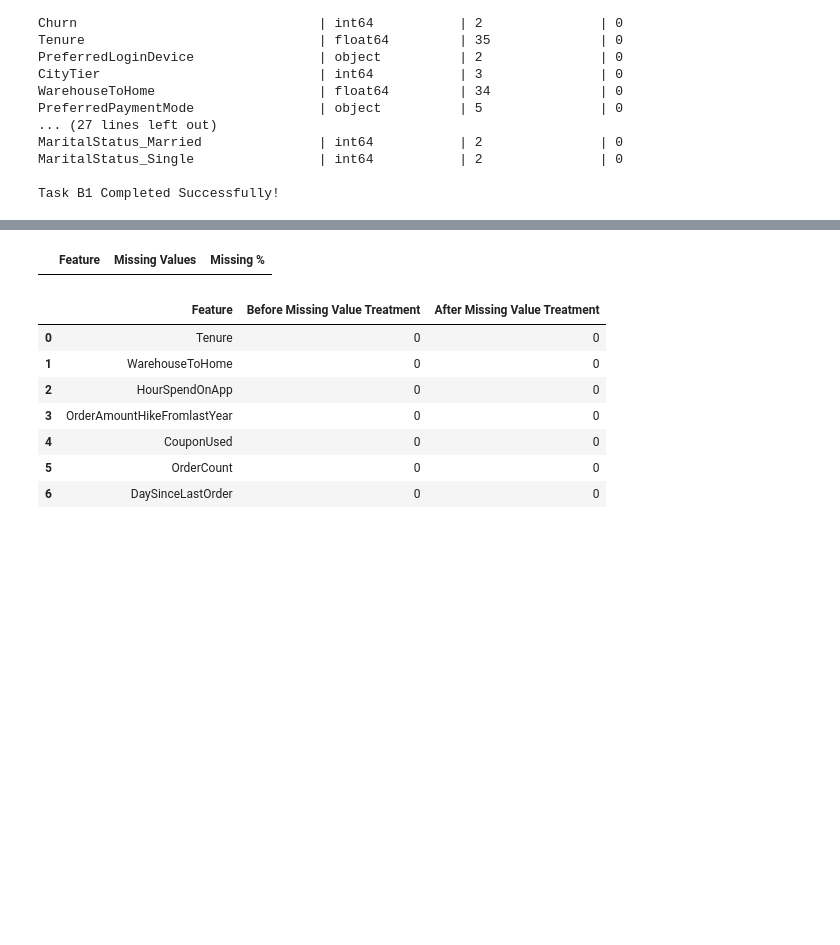
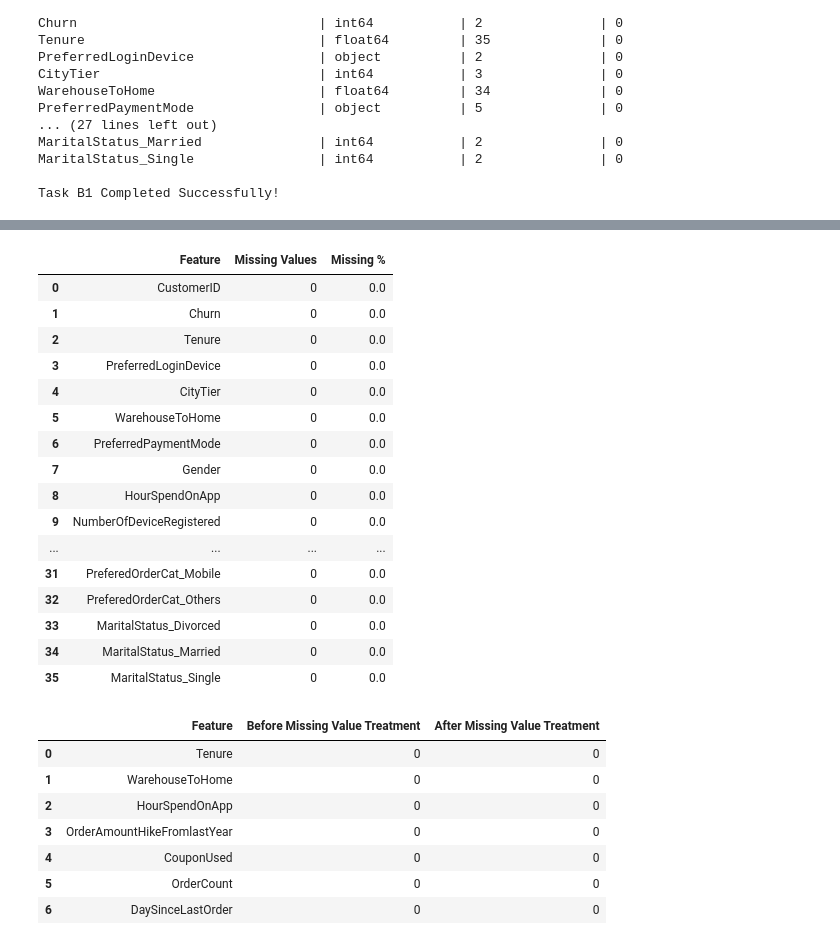
Before and after one commit to DrishtiNigam1928/CUSTOMER_CHURN, a Jupyter notebook: notebooks/main_analysis.ipynb, the cells around one changed output, grey strips where cells are left out. Saved outputs shown, nothing was run; the diff lists cells and outputs as text; code cells hidden in the pictures; blank space fills up the shorter version.

```diff
--- a/notebooks/main_analysis.ipynb
+++ b/notebooks/main_analysis.ipynb
@@ -240,15 +254,31 @@ stats_table
 # %%
 # C1
 missing_count = df.isnull().sum()
-missing_pct = (missing_count / len(df) * 100).round(2)
+missing_pct = ((missing_count / len(df)) * 100).round(2)
 
 missing_table = pd.DataFrame({
     "Feature": missing_count.index,
     "Missing Values": missing_count.values,
     "Missing %": missing_pct.values
 })
-missing_table = missing_table[missing_table["Missing Values"] > 0].sort_values("Missing %", ascending=False)
-missing_table
+missing_table = missing_table[missing_table["Missing Values"] >= 0].sort_values("Missing %", ascending=False)
+display(missing_table)
 # %% [output]
 |  | Feature | Missing Values | Missing % |
+| 0 | CustomerID | 0 | 0.0 |
+| 1 | Churn | 0 | 0.0 |
+| 2 | Tenure | 0 | 0.0 |
+| 3 | PreferredLoginDevice | 0 | 0.0 |
+| 4 | CityTier | 0 | 0.0 |
+| 5 | WarehouseToHome | 0 | 0.0 |
+| 6 | PreferredPaymentMode | 0 | 0.0 |
+| 7 | Gender | 0 | 0.0 |
+| 8 | HourSpendOnApp | 0 | 0.0 |
+| 9 | NumberOfDeviceRegistered | 0 | 0.0 |
+| ... | ... | ... | ... |
+| 31 | PreferedOrderCat_Mobile | 0 | 0.0 |
+| 32 | PreferedOrderCat_Others | 0 | 0.0 |
+| 33 | MaritalStatus_Divorced | 0 | 0.0 |
+| 34 | MaritalStatus_Married | 0 | 0.0 |
+| 35 | MaritalStatus_Single | 0 | 0.0 |
 # %%
```
Also changed, not shown: parts of 25 cells of this notebook.
